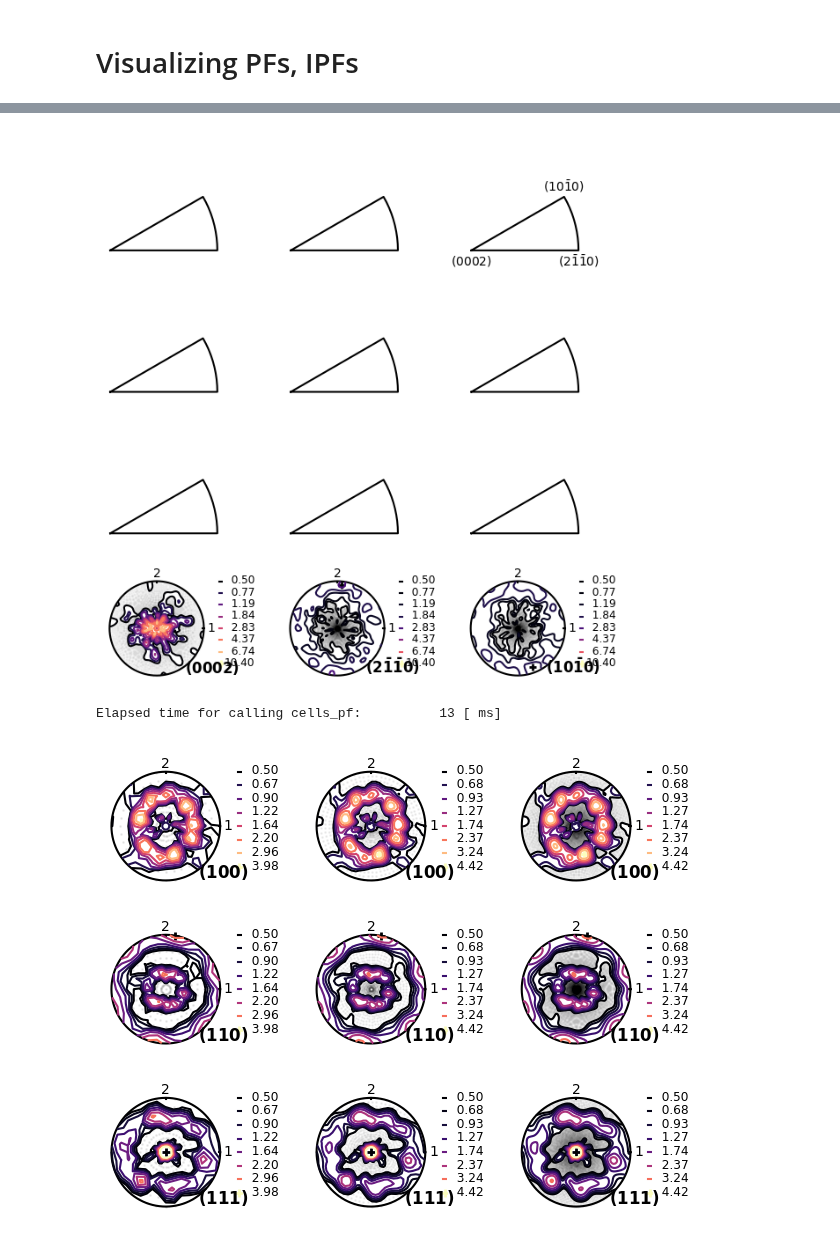
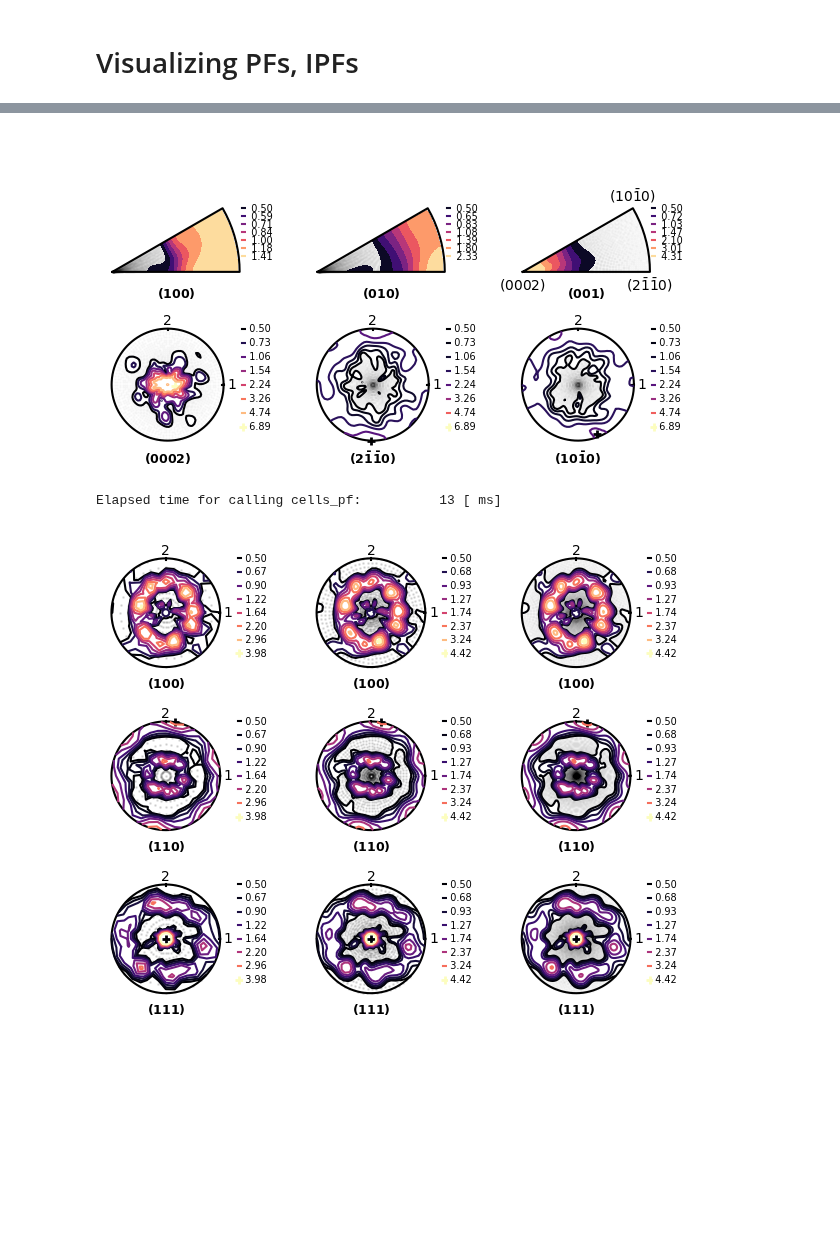
Before and after one commit to youngung/texture3, a Jupyter notebook: ipynb/ipf.ipynb, the cells around one changed output, grey strips where cells are left out. Cells and saved outputs as stored; diff of their text form; code cells hidden in the pictures; blank space fills up the shorter version.

```diff
--- a/ipynb/ipf.ipynb
+++ b/ipynb/ipf.ipynb
@@ -48,6 +48,11 @@ array([0., 0., 1.])
 # %% [markdown]
 # Visualizing PFs, IPFs
 # %%
+!cd ../&& pip install . | tail -n 3 &&cd -
+from TX import upf
+%autoreload
+
+
 if True:
     filename='/Users/youngung/repo/evpsc/matData/vpscData/AZ31_SCNU/AZ31_500.tex'
     grs=np.loadtxt(filename,skiprows=4)
@@ -71,33 +76,22 @@ if False:
     grs=np.loadtxt(filename,skiprows=4)
     cpoles=[[1,0,0],[0,1,0],[1,0,1]]
 
-orders=[1,1]
 poles=[[1,0,0],[0,1,0],[0,0,1]] ## inverse poles
-fig,axes=gen_fig(nrows=len(poles)+1,ncols=len(orders)+1)#,rowsize=1.0)
+fig,axes=gen_fig(ncols=len(poles),nrows=2)#,rowsize=1.0)
 dth=7.5; dph=7.5
 mypf=upf.polefigure(grains=grs[:,:],fnsx=fnsx)#csym=csym,cang=cang,cdim=cdim)
 triangle=upf.get_ipf_boundary(fnsx=fnsx,a=a,b=b,c=c,nres=10)
 circle=upf.__circle__()
 for ip, pole in enumerate(poles):
-    #x,y,arr=mypf.pf_new(
-    #    axs=axes[ip,0:1],cmap='inferno',mode='fill',
-    #    poles=[pole],proj='ipf',dth=dth,dph=dph,mn=0,mx=5,ismooth=10) ## sample axis 1
-    #for i, order in enumerate(orders):
-    #    refined=scipy.ndimage.zoom(arr.T,order)
-    #    refined[refined<0]=0.
-    #    x_,y_=upf.xy_grid_from_shape(refined.T.shape)
-    #    if True:
-    #        mask=upf.gen_mask(triangle,shape=x_.shape,x=x_,y=y_)
-    #        refined=np.ma.array(refined.T,mask=mask)
-    #    else:
-    #        refined=refined.T
-    #    cnt=axes[ip,1+i].contourf(x_,y_,refined,vmin=0,vmax=5,cmap='inferno')
-    #    #if ip==2: plt.colorbar(cnt)
+
+    dth=10; dph=10
+    mypf.pf_new(axs=axes[0,ip:ip+1].flatten(),mode='fill',proj='ipf',
+                poles=[poles[ip]],dth=dth,dph=dph,ismooth=10,mn=0.5)
     pass
 ## deco
 for i, ax in enumerate(axes[:-1,:].flatten()):
-    ax.set_axis_off()
-    ax.plot(*triangle,zorder=10,c='k')
+    #ax.set_axis_off()
+    #ax.plot(*triangle,zorder=10,c='k')
     ax.set_aspect('equal')
     #ax.plot(*upf.__circle__(),'-k')
 for i, ax in enumerate(axes[:-1,:].flatten()):
@@ -130,4 +128,4 @@ Elapsed time for calling cells_pf:          37 [ ms]
-[figure, old version]
+[figure, new version]
 # %%
 if True:
     filename='/Users/youngung/repo/evpsc/matData/vpscData/AZ31_SCNU/AZ31_500.tex'
@@ -161,4 +159,4 @@ for i, ismooth in enumerate(smooths):
     mypf.pf_new(axs=axes[0:len(cpoles),i:i+1].flatten(),poles=cpoles,dth=dth,dph=dph,ismooth=ismooth,mn=0.5)
 # %% [output]
 Elapsed time for calling cells_pf:          13 [ ms]
-[figure, old version]
+[figure, new version]
```
Also changed, not shown: parts of 4 cells of this notebook, 1 other file.
